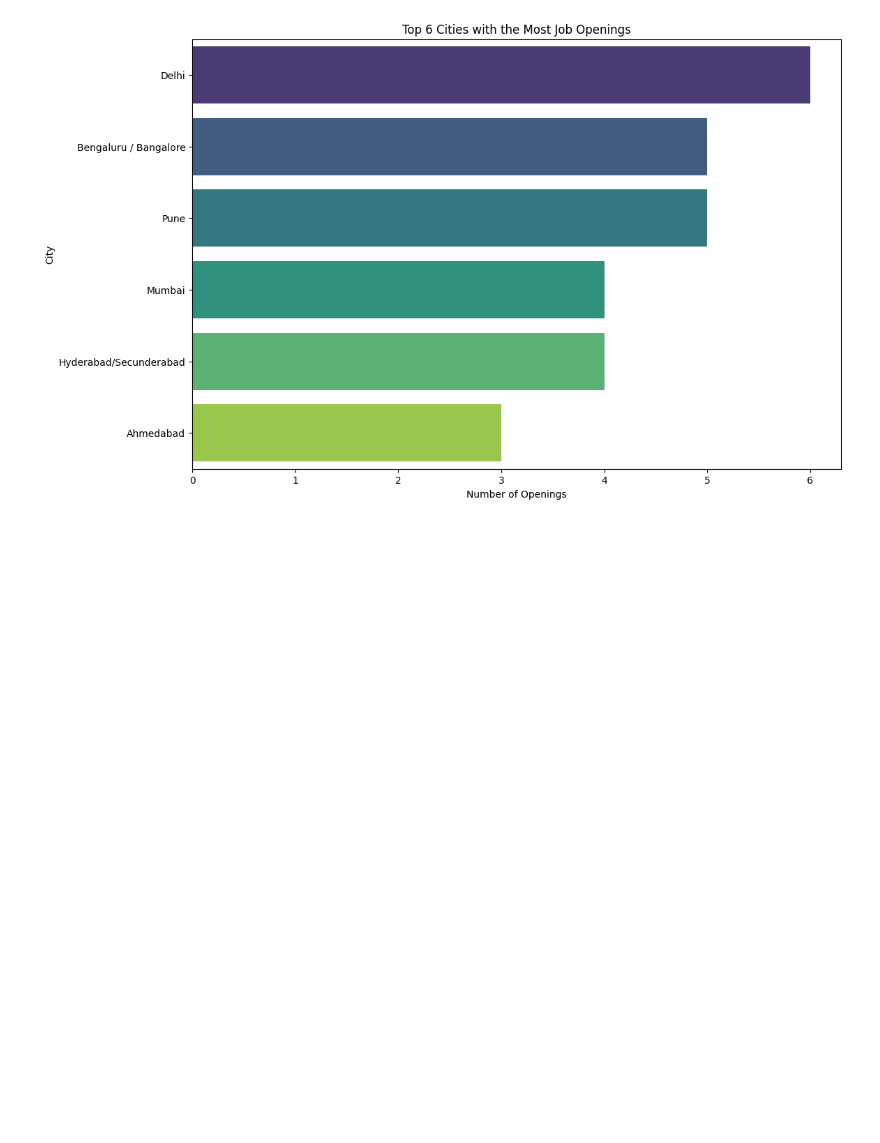
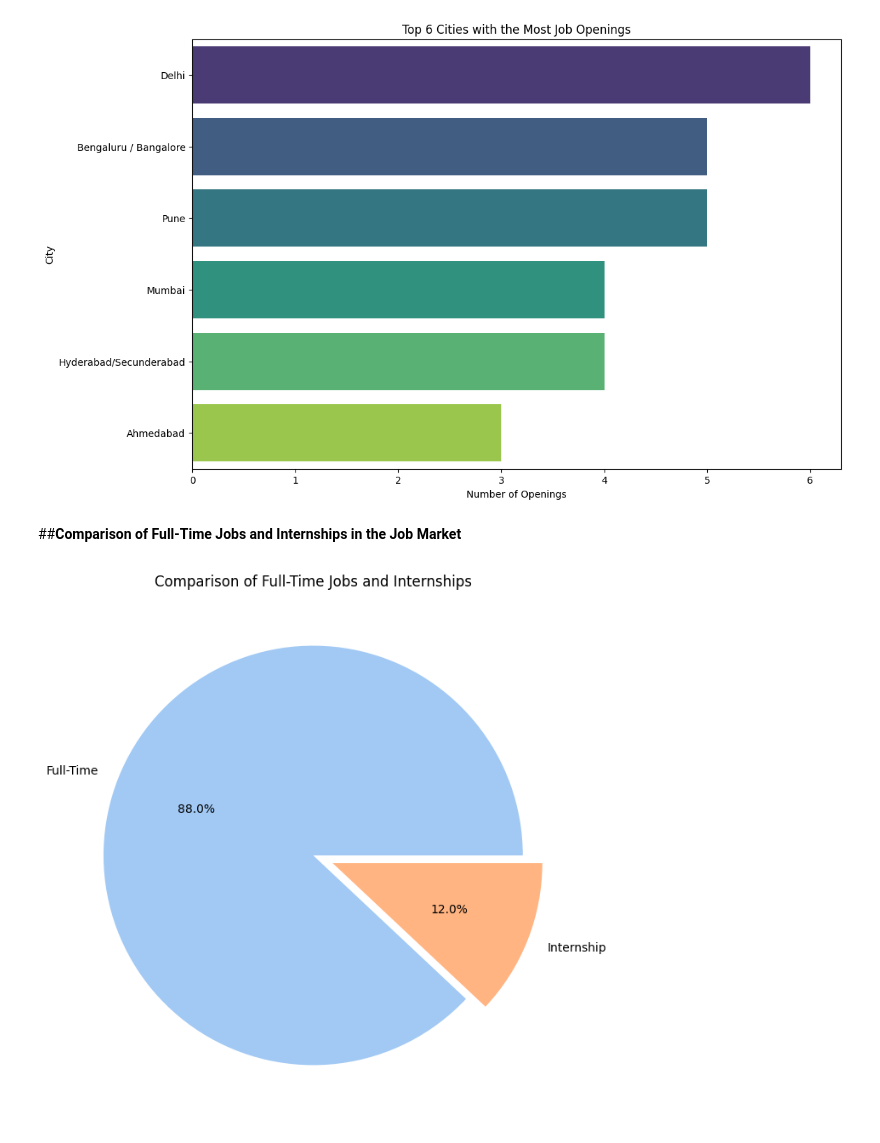
Before and after one commit to rohitpaul09/Web-Scraping-Data-Science-Job-Listings, a Jupyter notebook: Web_Scraping_Job_Listings.ipynb, the cells around one changed output. Saved outputs shown, nothing was run; the diff lists cells and outputs as text; code cells hidden in the pictures; blank space fills up the shorter version.

```diff
--- a/Web_Scraping_Job_Listings.ipynb
+++ b/Web_Scraping_Job_Listings.ipynb
@@ -200,3 +208,26 @@ plt.title('Top 6 Cities with the Most Job Openings')
 plt.show()
 # %% [output]
 [figure]
+# %% [markdown]
+##**Comparison of Full-Time Jobs and Internships in the Job Market**
+# %%
+import matplotlib.pyplot as plt
+import seaborn as sns
+
+# Count occurrences of 'Internship' in the 'Job Title' column
+df['Internship'] = df['Job Title'].apply(lambda x: 'Internship' in x)
+
+# Count the number of occurrences for each job type
+job_type_counts = df['Internship'].value_counts()
+
+# Plot the comparison between full-time jobs and internships using a pie chart with explode
+explode = (0, 0.1)  # Explode the second slice (Internship) by 10%
+
+plt.figure(figsize=(8, 8))
+plt.pie(job_type_counts, labels=['Full-Time', 'Internship'], autopct='%1.1f%%', explode=explode, colors=sns.color_palette('pastel'))
+plt.title('Comparison of Full-Time Jobs and Internships')
+
+# Show the plot
+plt.show()
+# %% [output]
+[figure, added]
```
Also changed, not shown: parts of 3 cells of this notebook.
